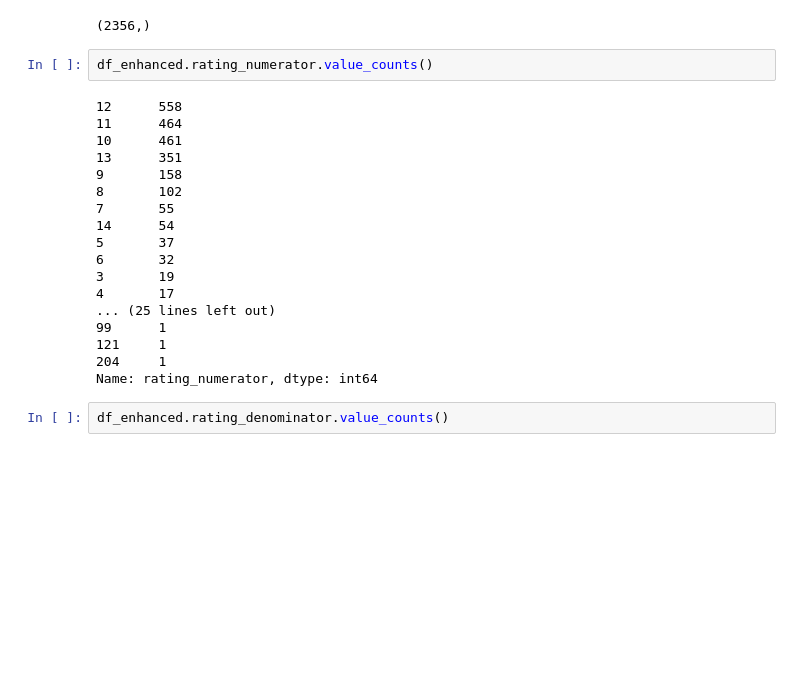
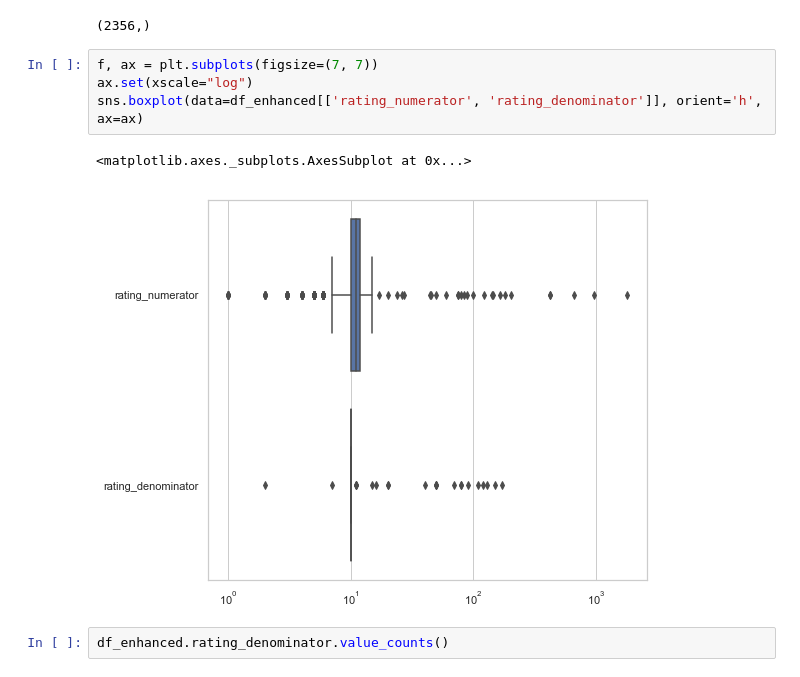
Before and after one commit to petrenva/wrange-and-analyze-data, a Jupyter notebook: wrangle_act.ipynb, the cells around one changed output. Drawn from its saved outputs; the diff is of its cells as text; blank space fills up the shorter version.

```diff
--- a/wrangle_act.ipynb
+++ b/wrangle_act.ipynb
@@ -57,26 +57,13 @@ memory usage: 313.0+ KB
 df_enhanced.tweet_id.drop_duplicates().shape
 # %% [output]
 (2356,)
-# %%
-df_enhanced.rating_numerator.value_counts()
-# %% [output]
-12      558
-11      464
-10      461
-13      351
-9       158
-8       102
-7       55
-14      54
-5       37
-6       32
-3       19
-4       17
-... (25 lines left out)
-99      1
-121     1
-204     1
-Name: rating_numerator, dtype: int64
+# %%
+f, ax = plt.subplots(figsize=(7, 7))
+ax.set(xscale="log")
+sns.boxplot(data=df_enhanced[['rating_numerator', 'rating_denominator']], orient='h', ax=ax)
+# %% [output]
+<matplotlib.axes._subplots.AxesSubplot at 0x...>
+[figure, added]
 # %%
 df_enhanced.rating_denominator.value_counts()
 # %% [output]
```
Also changed, not shown: parts of 12 cells of this notebook, 2 other files.
